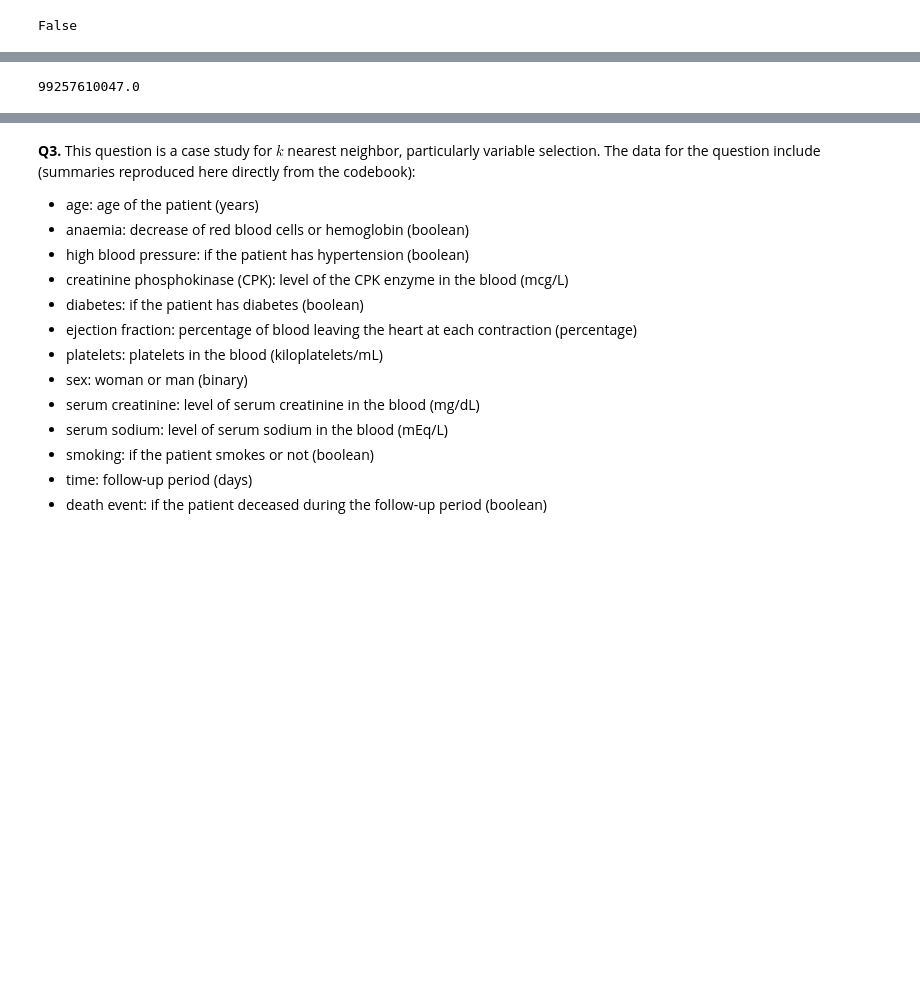
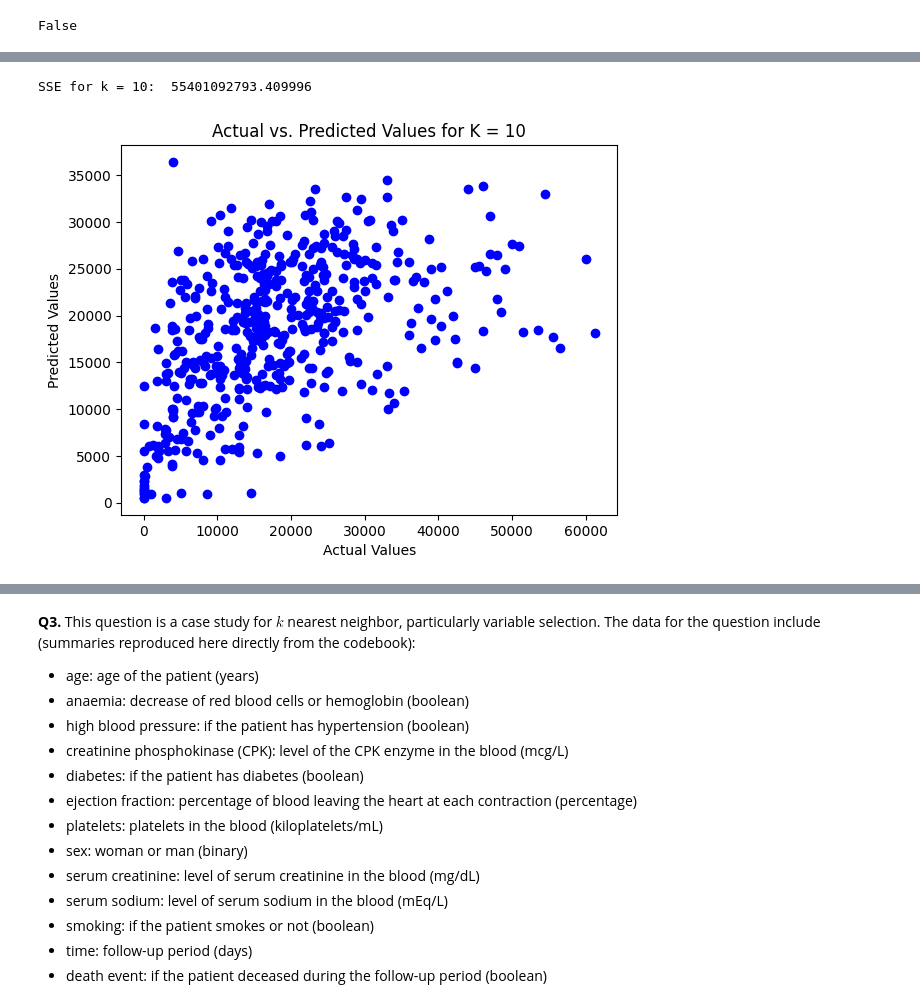
Before and after one commit to Sabrina-Hendricks/assignment3, a Jupyter notebook: assignment_knn_and_kmc.ipynb, the cells around one changed output, grey strips where cells are left out. Cells and saved outputs as stored; diff of their text form; code cells hidden in the pictures; blank space fills up the shorter version.

```diff
--- a/assignment_knn_and_kmc.ipynb
+++ b/assignment_knn_and_kmc.ipynb
@@ -88,6 +111,18 @@ for k in range(len(k_grid)):
 # %%
-#For K=3
-print(SSE_test[0]) #SSE for k = 3
+#For k = 10, doing KNN
+model_k10 = kNNRegression(n_neighbors=10)
+fitted_model_k10 = model_k10.fit(X_train,y_train)
+y_hat_k10 = fitted_model_k10.predict(X_test)
+#Finding the SSE
+SSE_test_k10 = np.sum( (y_test-y_hat_k10)**2 )
+print("SSE for k = 10: ", SSE_test_k10)
+#Plot test against predicted values
+plt.scatter(y_test, y_hat_k10, color='blue')
+plt.xlabel('Actual Values')
+plt.ylabel('Predicted Values')
+plt.title('Actual vs. Predicted Values for K = 10')
+plt.show()
 # %% [output]
-99257610047.0
+SSE for k = 10:  55401092793.409996
+[figure, added]
 # %%
```
Also changed, not shown: parts of 21 cells of this notebook.
